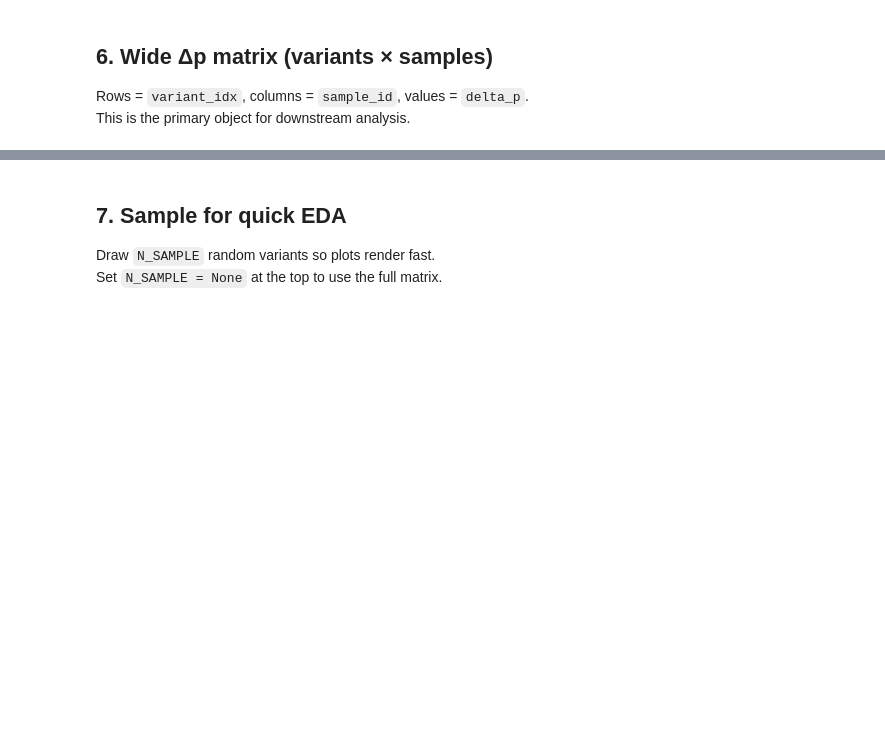
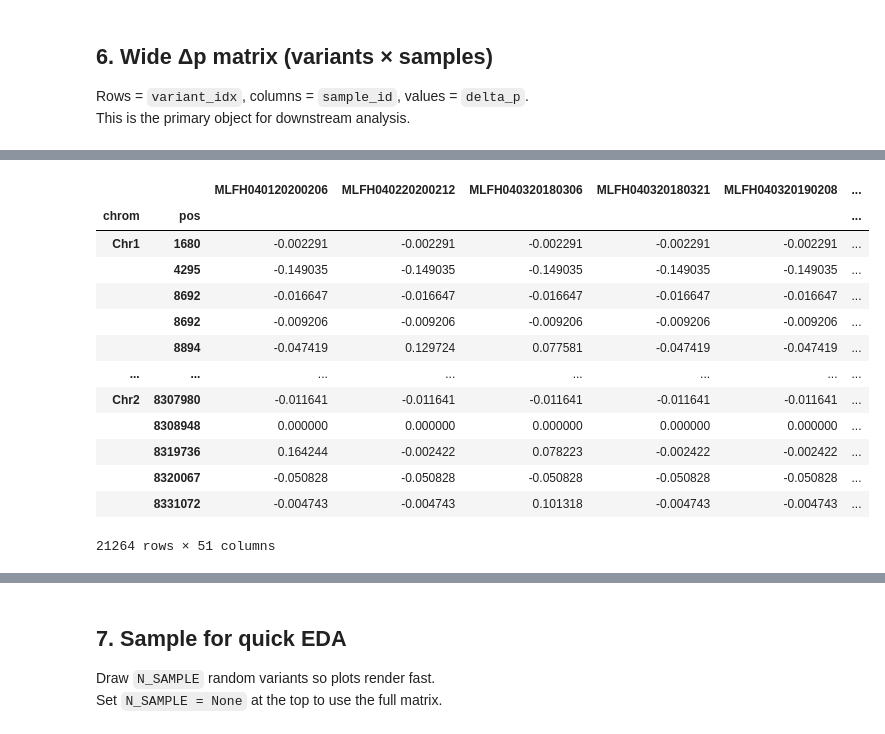
Before and after one commit to Tatianabellagio/freqk_gr, a Jupyter notebook: summaries/01_explore_results.ipynb, the cells around one changed output, grey strips where cells are left out. Drawn from its saved outputs; the diff is of its cells as text; code cells hidden in the pictures; blank space fills up the shorter version.

```diff
--- a/summaries/01_explore_results.ipynb
+++ b/summaries/01_explore_results.ipynb
@@ -14,8 +18,8 @@ import matplotlib.pyplot as plt
 import seaborn as sns
 from pathlib import Path
 
-RESULTS = Path("/home/tbellagio/scratch/freqk_gr/results")
-DATA    = Path("/home/tbellagio/scratch/freqk_gr/data")
+RESULTS = Path("/Users/tatiana/Documents_new/freqk_gr/results")
+DATA    = Path("/Users/tatiana/Documents_new/freqk_gr/data")
 K = 31
 
 # How many variants to sample for quick EDA plots (set None to use all)
@@ -153,0 +263,5 @@ dp_wide.head()
+# %%
+# Drop rows where every value is either NaN or 0
+mask = (dp_wide.fillna(0) != 0).any(axis=1)
+dp_wide = dp_wide[mask]
+print(f"After dropping all-NaN/all-zero rows: {dp_wide.shape}")
@@ -153,0 +338,28 @@ dp_wide.head()
+# %%
+# Join positions onto dp_wide
+dp_annotated = (
+    dp_wide
+    .reset_index()
+    .merge(vcf_pos, on="variant_idx", how="left")
+    .set_index(["chrom", "pos"])
+    .drop(columns="variant_idx")
+)
+
+print(f"dp_annotated shape: {dp_annotated.shape}")
+print(f"Chromosomes: {sorted(dp_annotated.reset_index()['chrom'].unique())}")
+dp_annotated.head()
+# %% [output]
+|  |  | MLFH040120200206 | MLFH040220200212 | MLFH040320180306 | MLFH040320180321 | MLFH040320190208 | ... |
+| chrom | pos |  |  |  |  |  | ... |
+| Chr1 | 1680 | -0.002291 | -0.002291 | -0.002291 | -0.002291 | -0.002291 | ... |
+|  | 4295 | -0.149035 | -0.149035 | -0.149035 | -0.149035 | -0.149035 | ... |
+|  | 8692 | -0.016647 | -0.016647 | -0.016647 | -0.016647 | -0.016647 | ... |
+|  | 8692 | -0.009206 | -0.009206 | -0.009206 | -0.009206 | -0.009206 | ... |
+|  | 8894 | -0.047419 | 0.129724 | 0.077581 | -0.047419 | -0.047419 | ... |
+| ... | ... | ... | ... | ... | ... | ... | ... |
+| Chr2 | 8307980 | -0.011641 | -0.011641 | -0.011641 | -0.011641 | -0.011641 | ... |
+|  | 8308948 | 0.000000 | 0.000000 | 0.000000 | 0.000000 | 0.000000 | ... |
+|  | 8319736 | 0.164244 | -0.002422 | 0.078223 | -0.002422 | -0.002422 | ... |
+|  | 8320067 | -0.050828 | -0.050828 | -0.050828 | -0.050828 | -0.050828 | ... |
+|  | 8331072 | -0.004743 | -0.004743 | 0.101318 | -0.004743 | -0.004743 | ... |
+21264 rows × 51 columns
```
Also changed, not shown: parts of 20 cells of this notebook, 2 other files.
